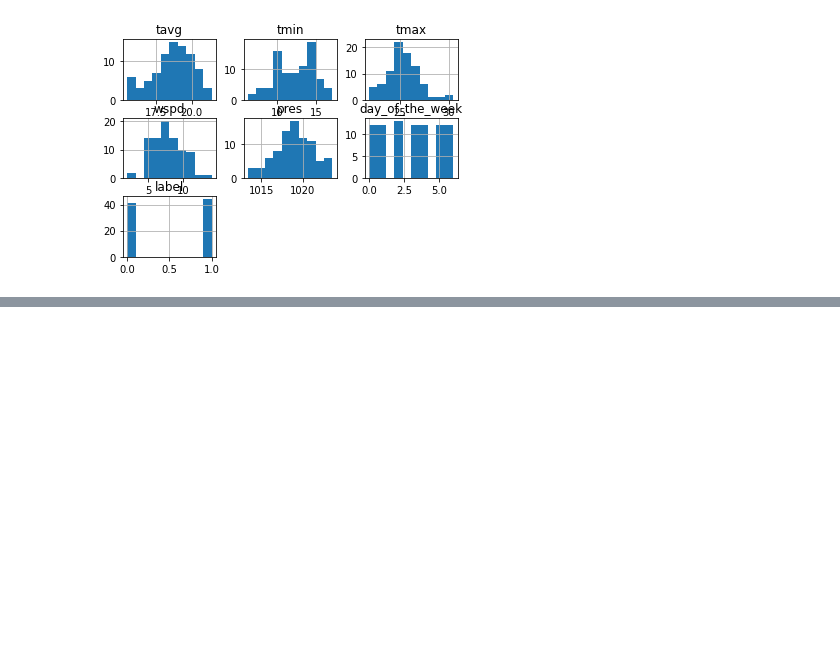
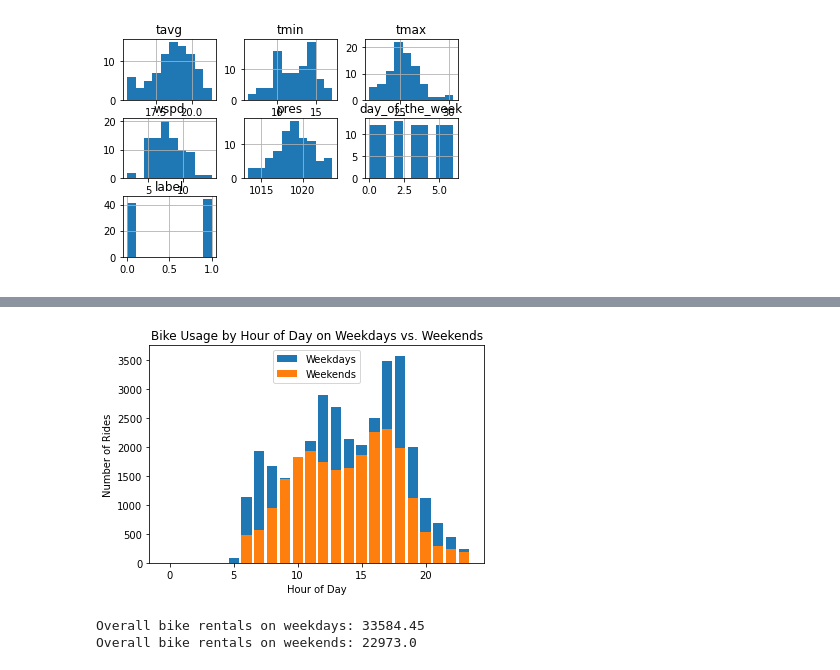
Before and after one commit to bentob18/UdacityProject, a Jupyter notebook: udacityprojectmedium.ipynb, the cells around one changed output, grey strips where cells are left out. Drawn from its saved outputs; the diff is of its cells as text; code cells hidden in the pictures; blank space fills up the shorter version.

```diff
--- a/udacityprojectmedium.ipynb
+++ b/udacityprojectmedium.ipynb
@@ -248,0 +423,37 @@ array([[<AxesSubplot:title={'center':'tavg'}>,
+# %%
+# Convert ride_date to datetime data type
+df["ride_date"] = pd.to_datetime(df["ride_date"])
+
+# Create a new column for day of week
+df["day_of_week"] = df["ride_date"].dt.day_name()
+
+# Group rides by day of week and hour of day
+rides_by_day_hour = df.groupby(["day_of_week", df["time_start"].dt.hour])["ride_duration"].count().unstack()
+
+# Create two dataframes, one for weekdays and one for weekends
+weekdays = ["Monday", "Tuesday", "Wednesday", "Thursday", "Friday"]
+weekends = ["Saturday", "Sunday"]
+rides_weekdays = rides_by_day_hour.loc[weekdays].mean()
+rides_weekends = rides_by_day_hour.loc[weekends].mean()
+
+# Create a bar chart comparing bike usage on weekdays vs weekends
+fig, ax = plt.subplots()
+ax.bar(rides_weekdays.index, rides_weekdays.values, label="Weekdays")
+ax.bar(rides_weekends.index, rides_weekends.values, label="Weekends")
+ax.set_xlabel("Hour of Day")
+ax.set_ylabel("Number of Rides")
+ax.set_title("Bike Usage by Hour of Day on Weekdays vs. Weekends")
+ax.legend()
+plt.show()
+
+# Calculate overall bike rentals on weekdays and weekends
+bike_rentals_weekdays = rides_weekdays.sum()
+bike_rentals_weekends = rides_weekends.sum()
+
+# Print the results
+print("Overall bike rentals on weekdays:", bike_rentals_weekdays)
+print("Overall bike rentals on weekends:", bike_rentals_weekends)
+# %% [output]
+[figure, added]
+Overall bike rentals on weekdays: 33584.45
+Overall bike rentals on weekends: 22973.0
```
Also changed, not shown: parts of 30 cells of this notebook.
